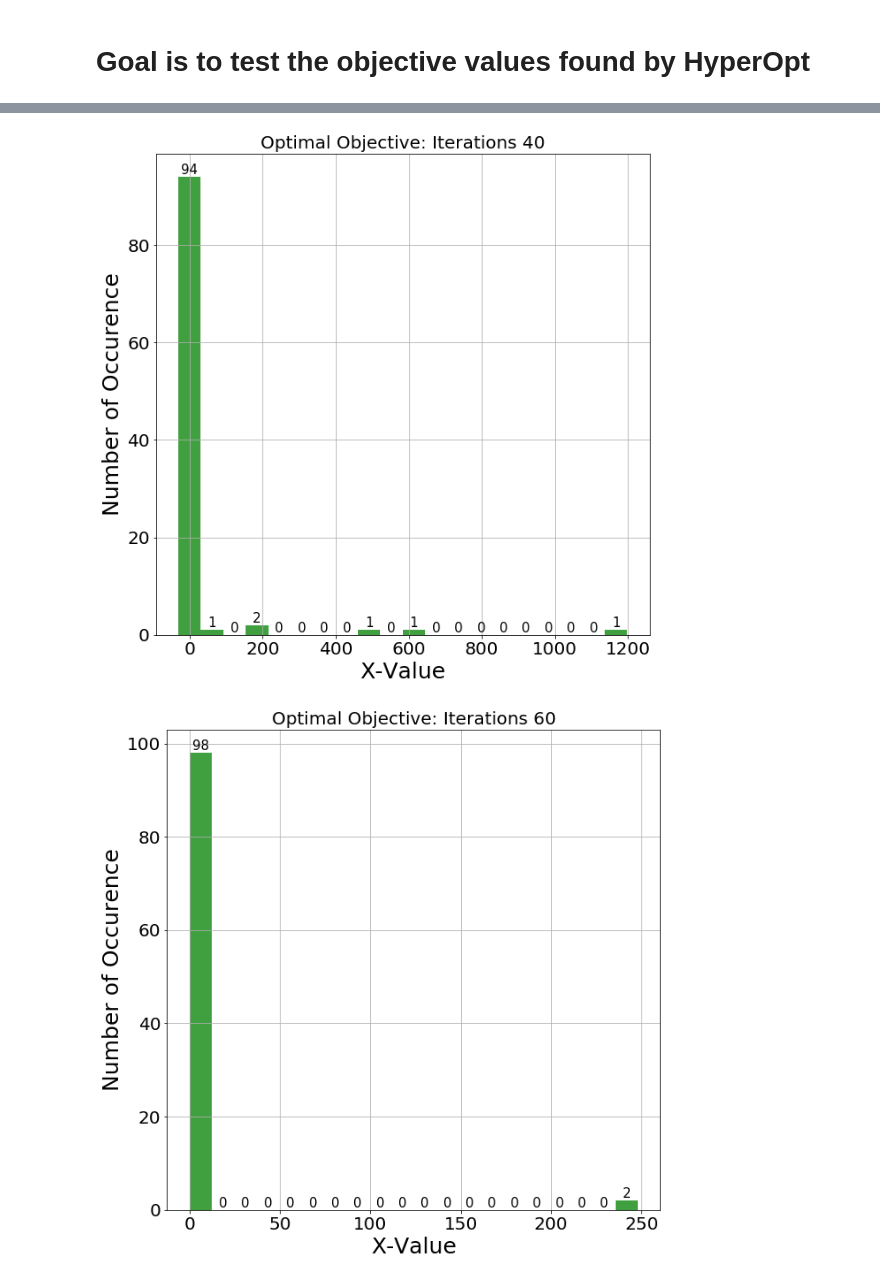
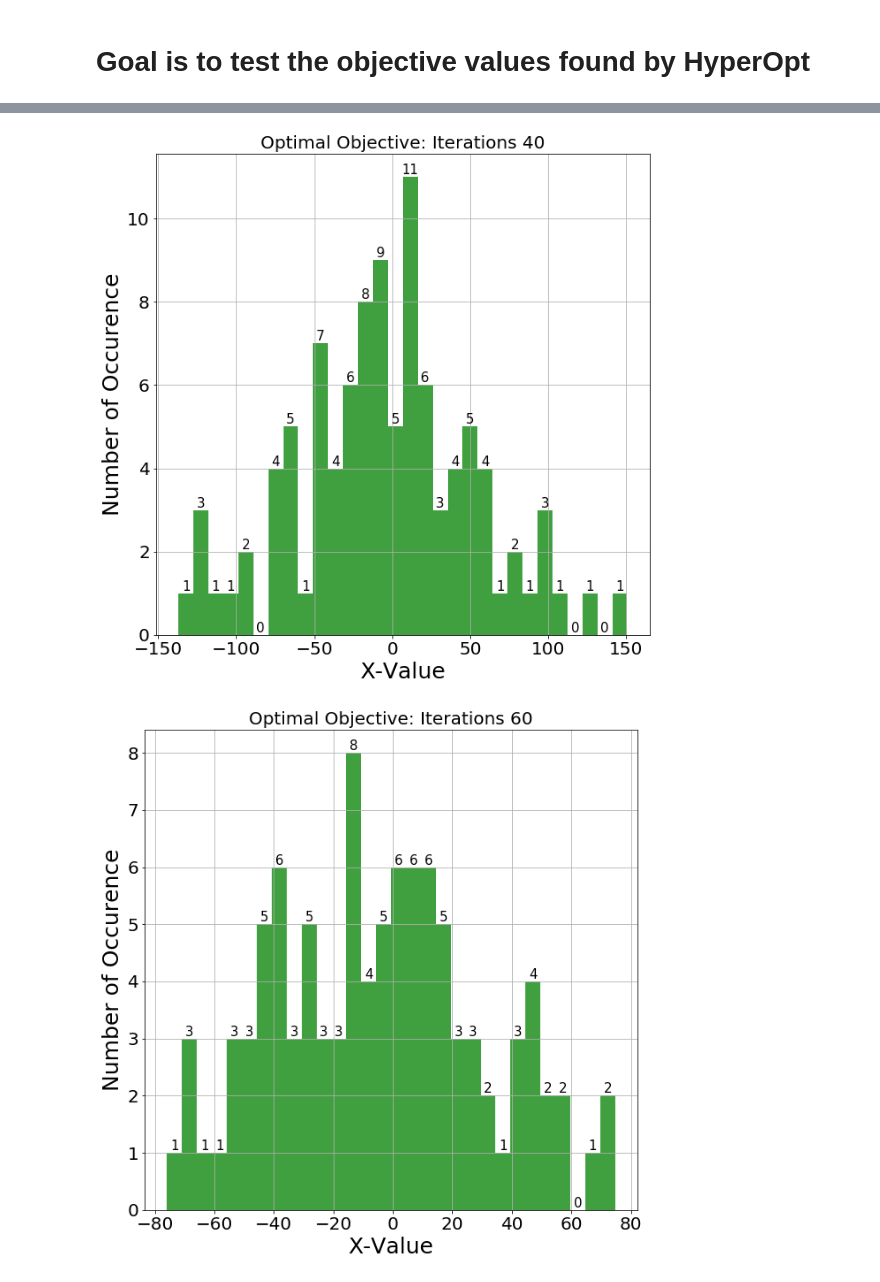
Before and after one commit to ARM-software/mango, a Jupyter notebook: mango/benchmarking/Convex_Function_1D_HyperOpt.ipynb, the cells around one changed output, grey strips where cells are left out. Cells and saved outputs as stored; diff of their text form; code cells hidden in the pictures.

```diff
--- a/mango/benchmarking/Convex_Function_1D_HyperOpt.ipynb
+++ b/mango/benchmarking/Convex_Function_1D_HyperOpt.ipynb
@@ -14,0 +7,18 @@ print(best)
+# %%
+Store_Optimal_X = []
+Store_Results = []
+num_of_tries = 100
+# %%
+def objective(x):
+    return {'loss': x ** 2, 'status': STATUS_OK }
+# %%
+
+#Since 5 random were tried in Bayesian, here we add 5 extra
+
+for i in range(num_of_tries):
+    best_20 = fmin(fn=objective, space=hp.uniform('x', -5000, 5000), algo=tpe.suggest, max_evals=25)
+    best_30 = fmin(fn=objective, space=hp.uniform('x', -5000, 5000), algo=tpe.suggest, max_evals=35)
+    best_40 = fmin(fn=objective, space=hp.uniform('x', -5000, 5000), algo=tpe.suggest, max_evals=45)
+    best_60 = fmin(fn=objective, space=hp.uniform('x', -5000, 5000), algo=tpe.suggest, max_evals=65)
+    print(i,':',[best_20['x'],best_30['x'],best_40['x'],best_60['x']])
+    Store_Optimal_X.append([best_20['x'],best_30['x'],best_40['x'],best_60['x']])
@@ -67,7 +95,7 @@ plt.show()
 import numpy as np
 import matplotlib.pyplot as plt
 fig = plt.figure(figsize=(10,10))
-n, bins, patches = plt.hist(Store_Optimal_X[:,2], 20, facecolor='g', alpha=0.75)
+n, bins, patches = plt.hist(Store_Optimal_X[:,2], 30, facecolor='g', alpha=0.75)
 def autolabel(rects):
     """
     Attach a text label above each bar displaying its height
@@ -86,28 +114,28 @@ plt.grid(True)
 autolabel(patches)
 plt.show()
 # %% [output]
-[figure, old version]
+[figure, new version]
 # %%
 import numpy as np
 import matplotlib.pyplot as plt
 fig = plt.figure(figsize=(10,10))
-n, bins, patches = plt.hist(Store_Optimal_X[:,3], 20, facecolor='g', alpha=0.75)
+n, bins, patches = plt.hist(Store_Optimal_X[:,3], 30, facecolor='g', alpha=0.75)
 def autolabel(rects):
     """
     Attach a text label above each bar displaying its height
     """
     for rect in rects:
         height = rect.get_height()
         plt.text(rect.get_x() + rect.get_width()/2., 1.0*height,
                 '%d' % int(height),
                 ha='center', va='bottom',fontsize=15)
 plt.xlabel('X-Value',fontsize=25)
 plt.ylabel('Number of Occurence',fontsize=25)
 plt.title('Optimal Objective: Iterations 60',fontsize=20)
 plt.xticks(fontsize=20)
 plt.yticks(fontsize=20)
 plt.grid(True)
 autolabel(patches)
 plt.show()
 # %% [output]
-[figure, old version]
+[figure, new version]
```
Also changed, not shown: parts of 6 cells of this notebook.
